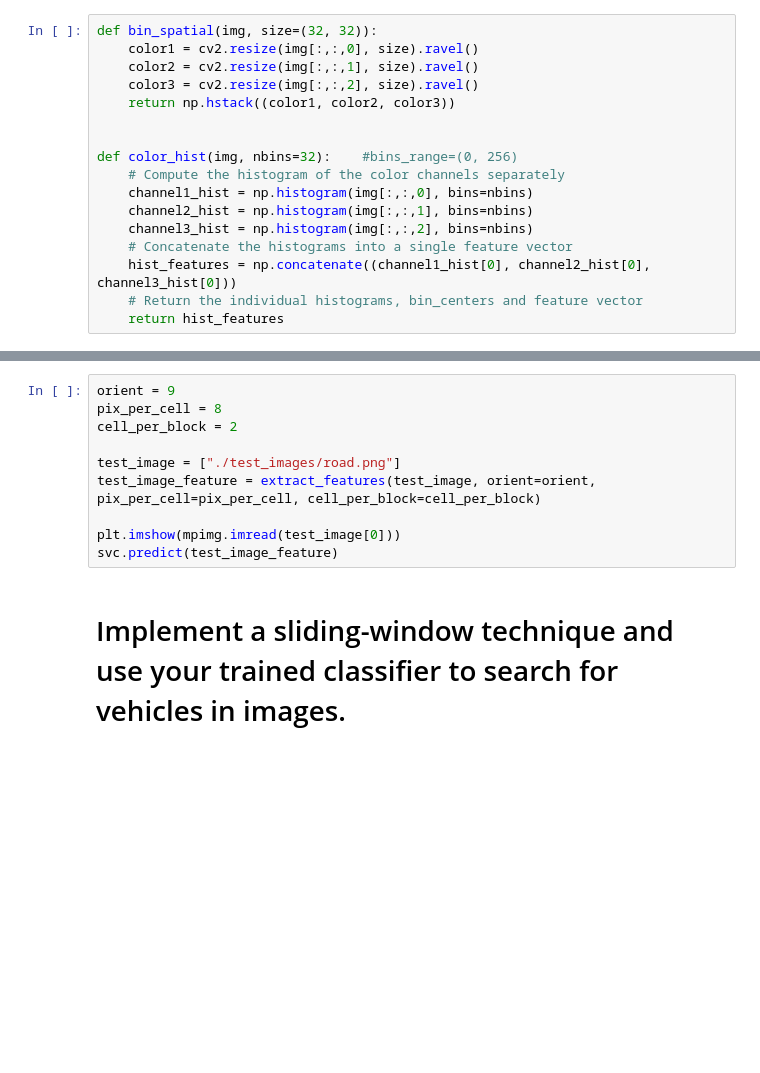
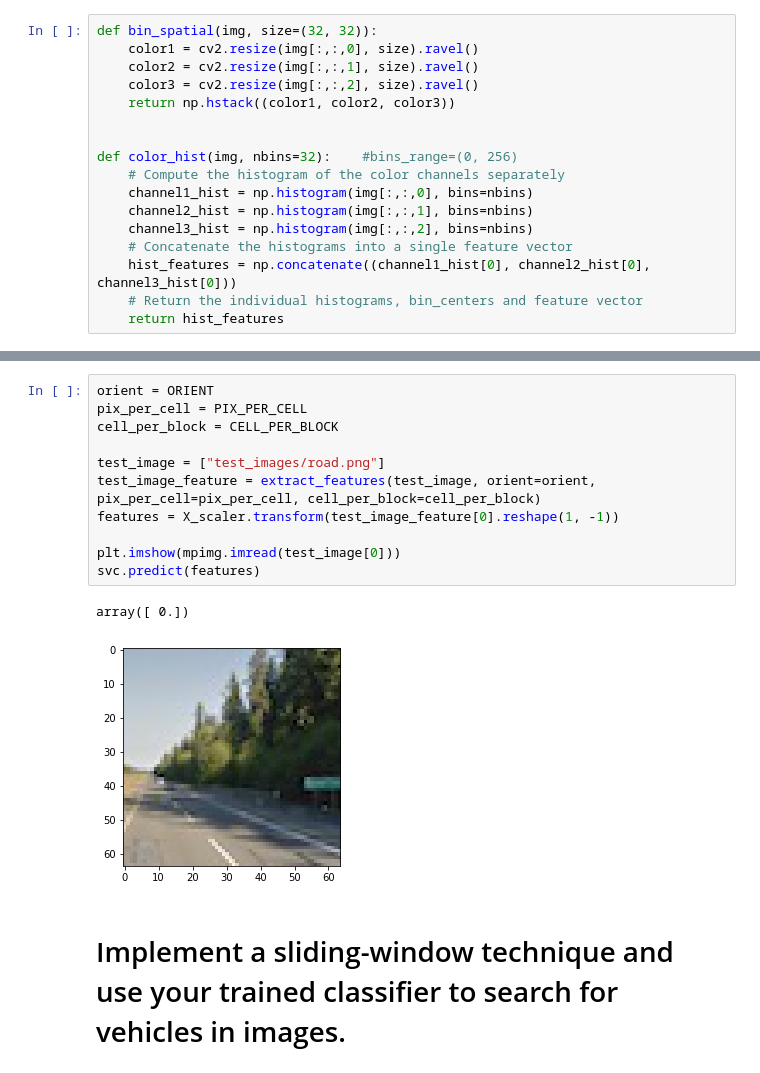
Before and after one commit to taikione/CarND-Vehicle-Detection, a Jupyter notebook: VehicleDetection.ipynb, the cells around one changed output, grey strips where cells are left out. Saved outputs shown, nothing was run; the diff lists cells and outputs as text; blank space fills up the shorter version.

```diff
--- a/VehicleDetection.ipynb
+++ b/VehicleDetection.ipynb
@@ -168,13 +338,17 @@ svc.predict(test_image_feature)
 # %%
-orient = 9
-pix_per_cell = 8
-cell_per_block = 2
+orient = ORIENT
+pix_per_cell = PIX_PER_CELL
+cell_per_block = CELL_PER_BLOCK
 
-test_image = ["./test_images/road.png"]
+test_image = ["test_images/road.png"]
 test_image_feature = extract_features(test_image, orient=orient, pix_per_cell=pix_per_cell, cell_per_block=cell_per_block)
+features = X_scaler.transform(test_image_feature[0].reshape(1, -1))
 
 plt.imshow(mpimg.imread(test_image[0]))
-svc.predict(test_image_feature)
+svc.predict(features)
+# %% [output]
+array([ 0.])
+[figure, added]
 # %% [markdown]
 # Implement a sliding-window technique and use your trained classifier to search for vehicles in images.
 # %%
```
Also changed, not shown: parts of 22 cells of this notebook, 7 other files.
